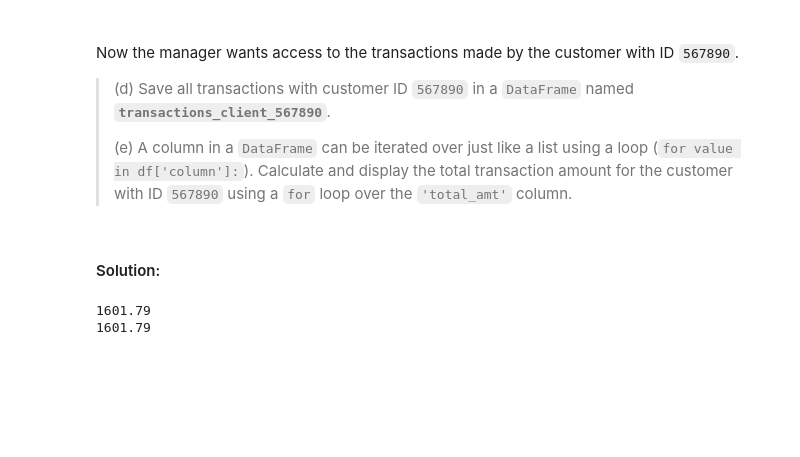
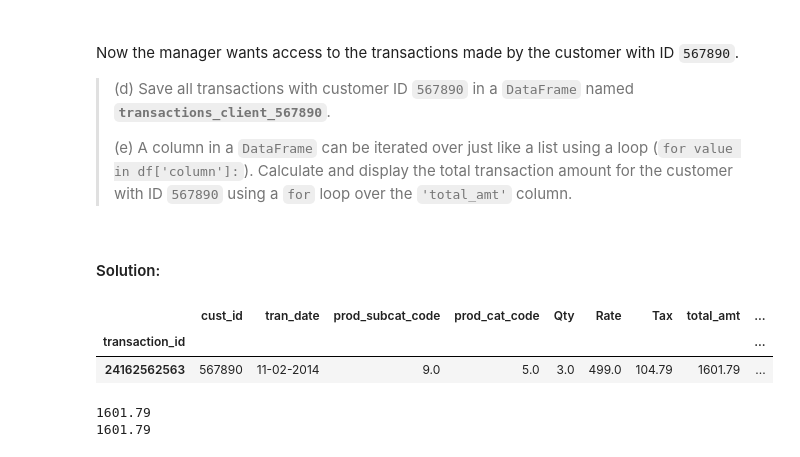
Before and after one commit to lucasfortune/python_seminar_merck, a Jupyter notebook: 2/10_pandas_intro.ipynb, the cells around one changed output. Drawn from its saved outputs; the diff is of its cells as text; code cells hidden in the pictures; blank space fills up the shorter version.

```diff
--- a/2/10_pandas_intro.ipynb
+++ b/2/10_pandas_intro.ipynb
@@ -621,4 +641,12 @@ Now the manager wants access to the transactions made by the customer with ID `5
 # Your solution:
 # %% [markdown]
 #### Solution:
+# %%
+# Extracting the transactions of the customer with customer ID 567890
+transactions_client_567890 = transactions[transactions['cust_id'] == 567890]
+transactions_client_567890
+# %% [output]
+|  | cust_id | tran_date | prod_subcat_code | prod_cat_code | Qty | Rate | Tax | total_amt | ... |
+| transaction_id |  |  |  |  |  |  |  |  | ... |
+| 24162562563 | 567890 | 11-02-2014 | 9.0 | 5.0 | 3.0 | 499.0 | 104.79 | 1601.79 | ... |
 # %%
```
Also changed, not shown: parts of 3 cells of this notebook, 14 other files.
